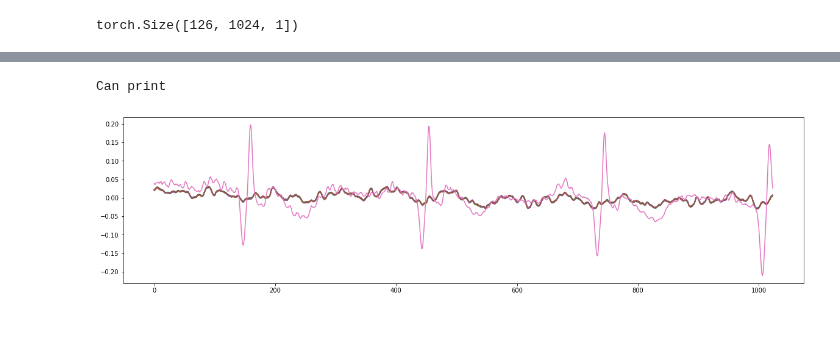
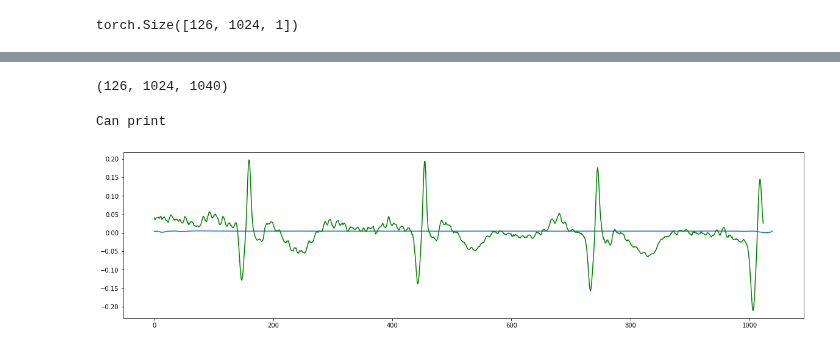
Before and after one commit to enzlaur/pytorch-ml-tuts, a Jupyter notebook: scratch06.ipynb, the cells around one changed output, grey strips where cells are left out. Cells and saved outputs as stored; diff of their text form; code cells hidden in the pictures.

```diff
--- a/scratch06.ipynb
+++ b/scratch06.ipynb
@@ -96,8 +95,8 @@ for i, data in enumerate( traindex_loader ):
     print( f'{i} contains {data.cpu().numpy()[0]}' )
     if i == 0:
         x = data.cpu().numpy()[0]
-        samp_clean = ecg_noisy_24[x]
-        samp_noisy = ecg_noisy_06[x]
+        samp_clean = ecg_modded_24[x]
+        samp_noisy = ecg_modded_06[x]
         plt.figure( figsize=(20,5) )
         plt.plot( samp_clean, c='green' )
         plt.plot( samp_noisy, c='red' )
@@ -108,7 +107,7 @@ for i, data in enumerate( traindex_loader ):
 # %%
 # Example of how to create a Pytorch tensor from Numpy (with cuda support)
-ecg_clean_tensor = torch.from_numpy(ecg_noisy_24).cuda()
-ecg_noisy_tensor = torch.from_numpy(ecg_noisy_06).cuda()
+ecg_clean_tensor = torch.from_numpy(ecg_modded_24).cuda()
+ecg_noisy_tensor = torch.from_numpy(ecg_modded_06).cuda()
 # When printed, device will be set to cuda
 print( ecg_clean_tensor.shape )
 # %% [output]
@@ -124,10 +123,28 @@ class ae_sampler(nn.Module):
         self.encoder = nn.Sequential(
             nn.Conv1d(1024, 40, kernel_size, stride=2, padding=padding_size),
             nn.ELU(True),
+            nn.Conv1d(40, 20, kernel_size, stride=2, padding=padding_size),
+            nn.ELU(True),
+            nn.Conv1d(20, 20, kernel_size, stride=2, padding=padding_size),
+            nn.ELU(True),
+            nn.Conv1d(20, 20, kernel_size, stride=2, padding=padding_size),
+            nn.ELU(True),
+            nn.Conv1d(20, 40, kernel_size, stride=2, padding=padding_size),
+            nn.ELU(True),
+            nn.Conv1d(40, 1, kernel_size, stride=1, padding=padding_size),
+            nn.ELU(True)
         )
 
         self.decoder = nn.Sequential(
-            nn.ConvTranspose1d(40, 1024, kernel_size, stride=2),
+            nn.ConvTranspose1d(1, 40, kernel_size, stride=1),
+            nn.ConvTranspose1d(40, 20, kernel_size, stride=2),
+            nn.ConvTranspose1d(20, 20, kernel_size, stride=2),
+            nn.ConvTranspose1d(20, 20, kernel_size, stride=2),
+            nn.ConvTranspose1d(20, 40, kernel_size, stride=2),
+            nn.ConvTranspose1d(40, 1, kernel_size, stride=1),
+            nn.ELU(True), nn.BatchNorm1d(1),
+            nn.ConvTranspose1d(1, 1024, kernel_size, stride=1),
+            nn.ELU(True), nn.BatchNorm1d(1024)
         )
 
     def forward(self, x):
@@ -251,16 +285,20 @@ Non-trainable params: 0
 result = model.encoder( ecg_clean_tensor )
 result = model.decoder( result )
 result = result.detach().cpu().numpy()
+# %%
+print( result.shape )
+# %% [output]
+(126, 1024, 1040)
 # %%
 index = 0
 
 if result.shape[2] != 1:
     print( f"Can print")
     plt.figure(figsize=(20,5))
-    plt.plot( result[index][:][:] )
-    plt.plot( ecg_noisy_24[index])
+    plt.plot( result[index][0][0] )
+    plt.plot( ecg_modded_24[index], c='green')
 else:
     print(f"Shape is too large -> {result.shape}")
 # %% [output]
 Can print
-[figure, old version]
+[figure, new version]
```
Also changed, not shown: parts of 9 cells of this notebook.
